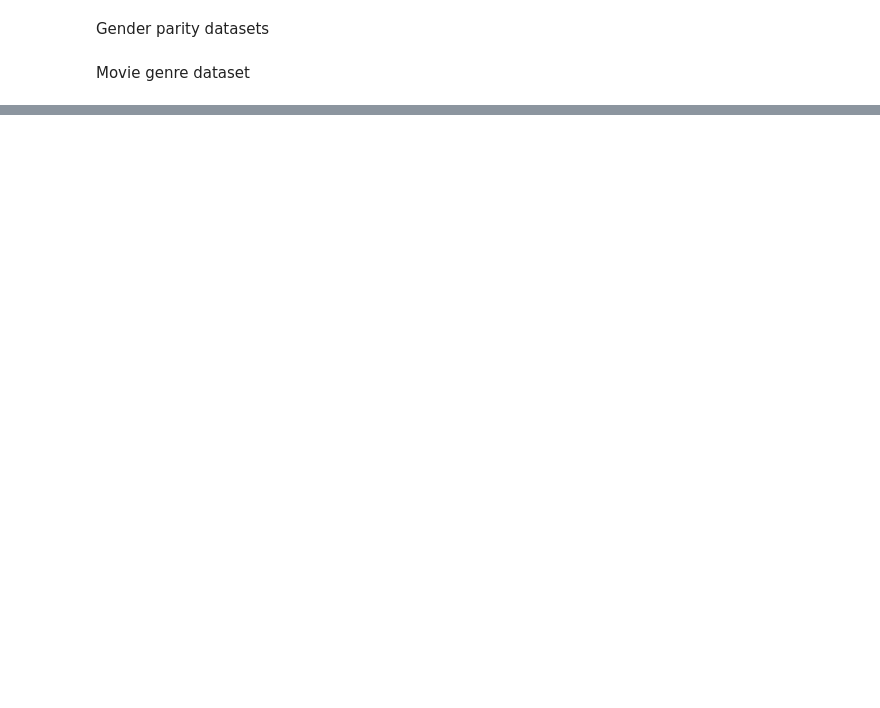
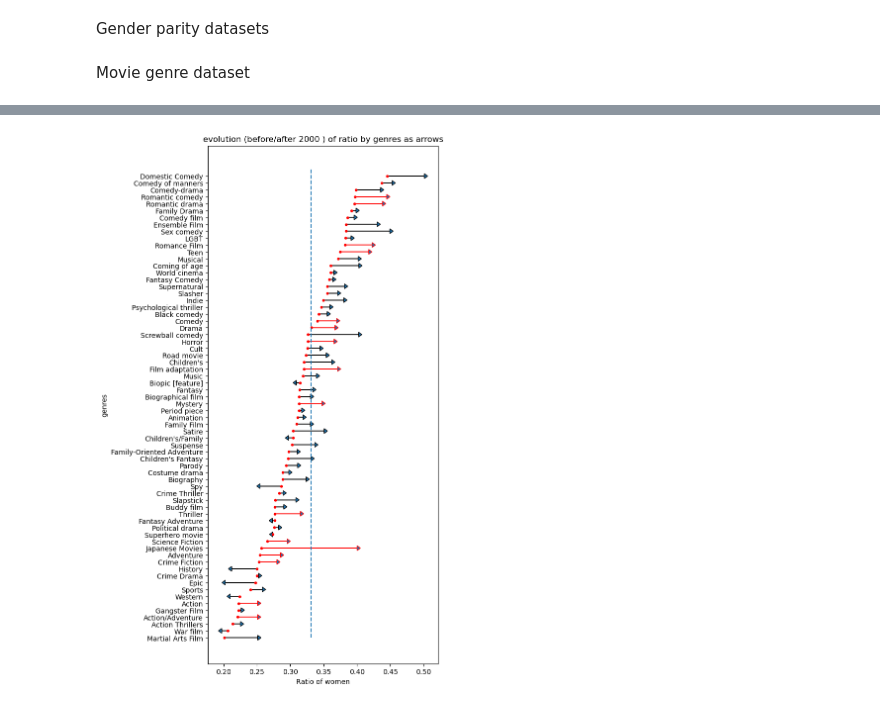
Before and after one commit to epfl-ada/ada-2022-project-teamrefuge2000, a Jupyter notebook: src/milestone_3.ipynb, the cells around one changed output, grey strips where cells are left out. Drawn from its saved outputs; the diff is of its cells as text; code cells hidden in the pictures; blank space fills up the shorter version.

```diff
--- a/src/milestone_3.ipynb
+++ b/src/milestone_3.ipynb
@@ -635,0 +163,23 @@ movie_nlp.to_csv(PROCESSED_DATA_FOLDER + 'movie_nlp.csv')
+# %%
+def plot_evolution_arrow(col_name, treshold_year, min_count=100):
+    merged_filtered = split_and_filter(treshold_year, min_count, col_name).dropna()
+
+    plt.figure(figsize=(6, len(merged_filtered) * 0.2))
+
+    for y, col in enumerate(merged_filtered.iloc):
+        ratio_before = col['women_ratio_mean_before']
+        ratio_after  = col['women_ratio_mean_after' ]
+        dx = ratio_after - ratio_before
+        plt.plot(col['women_ratio_mean_before'], y, '.r')
+        overlap = test_overlap(col['women_ratio_bootstrap_ci_before'], col['women_ratio_bootstrap_ci_after'])
+        plt.arrow(ratio_before, y, dx, 0,
+                  head_width = 0.7,
+                  head_length = 0.005,
+                  ec = 'black' if overlap else 'red')
+
+    plt.yticks(range(len(merged_filtered)),list(merged_filtered[col_name]))
+    plt.vlines(average_ratio, 0, len(merged_filtered), linestyle = '--')
+
+    plt.title('evolution (before/after ' + str(treshold_year) + ' ) of ratio by ' + col_name + ' as arrows')
+    plt.ylabel(col_name)
+    plt.xlabel('Ratio of women')
@@ -635,0 +207,4 @@ movie_nlp.to_csv(PROCESSED_DATA_FOLDER + 'movie_nlp.csv')
+# %%
+plot_evolution_arrow('genres', 2000, min_count=100)
+# %% [output]
+[figure, added]
```
Also changed, not shown: parts of 151 cells of this notebook, 5 other files.
